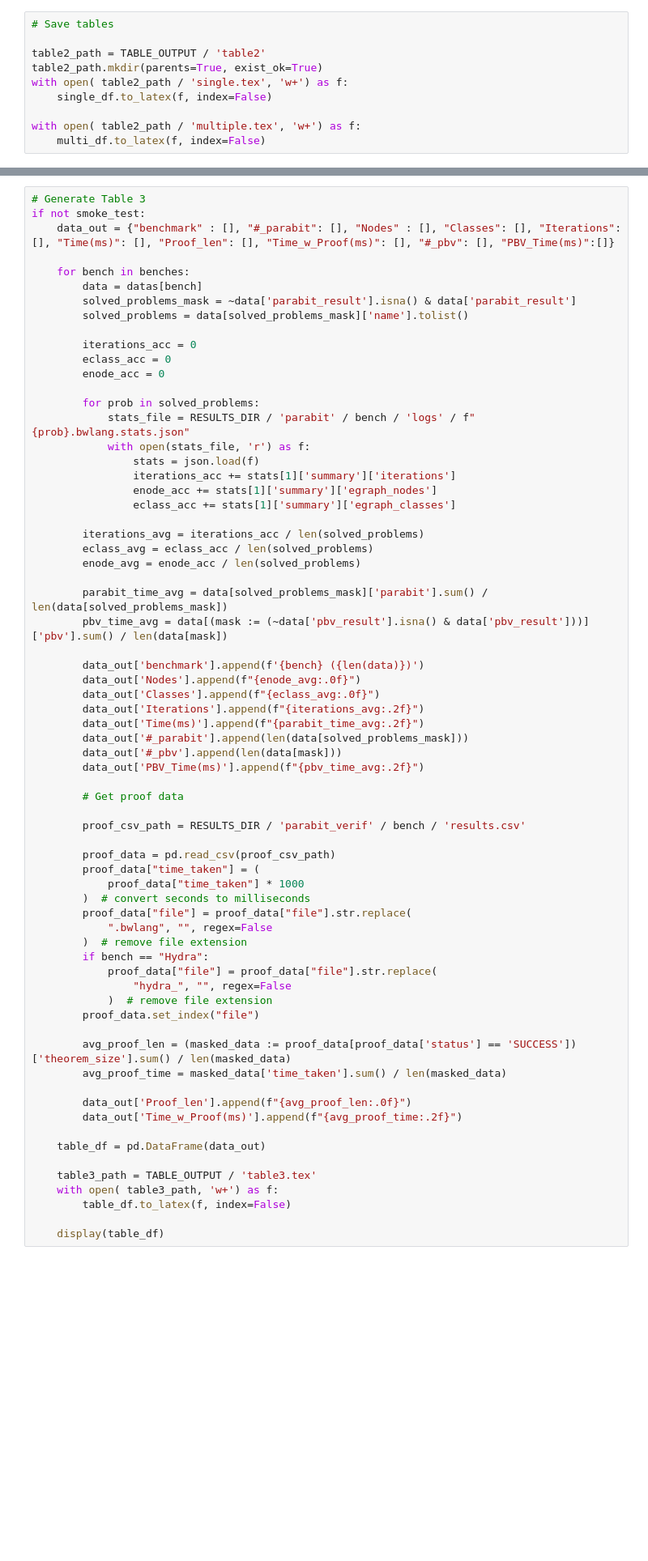
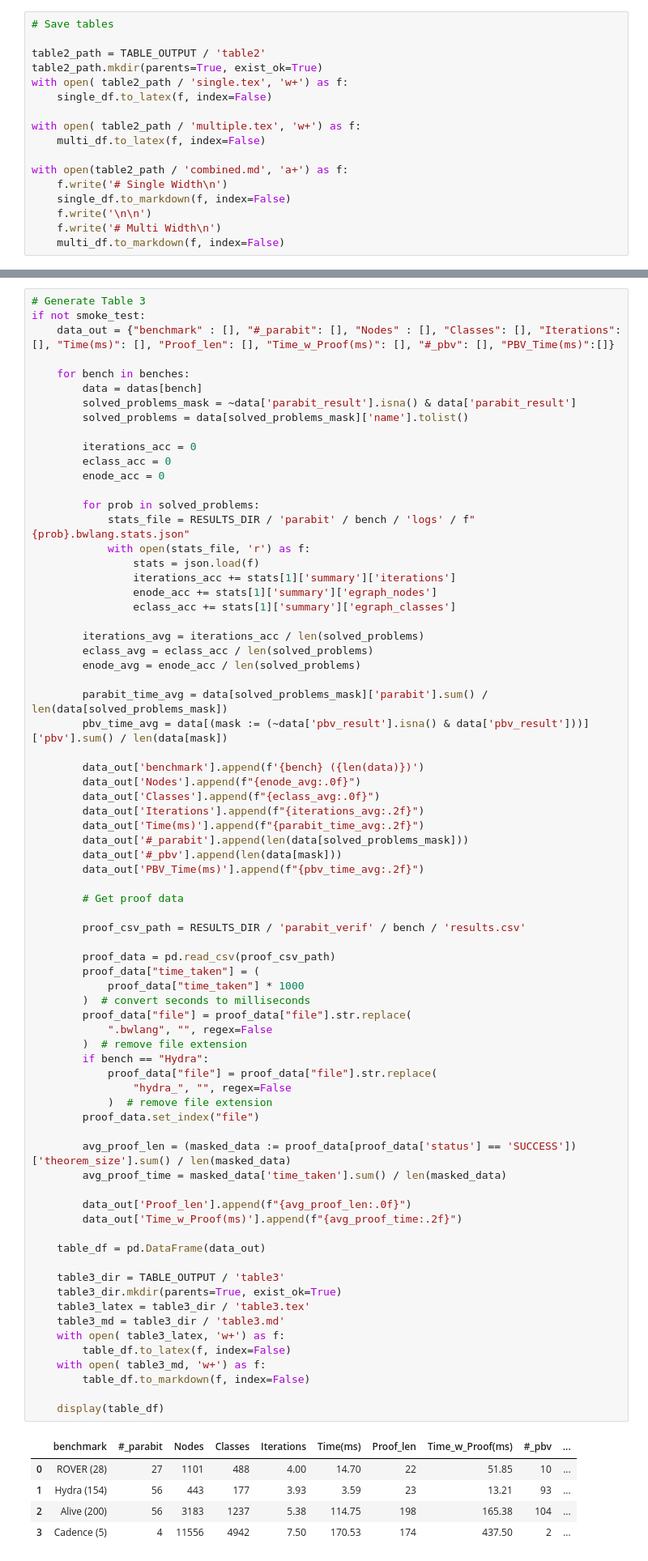
Before and after one commit to luigirinaldi/CAV, a Jupyter notebook: scripts/plots/eval_graphs.ipynb, the cells around one changed output, grey strips where cells are left out. Shown at 81% size. Saved outputs shown, nothing was run; the diff lists cells and outputs as text; blank space fills up the shorter version.

Commit message:
generate markdown along side the latex

```diff
--- a/scripts/plots/eval_graphs.ipynb
+++ b/scripts/plots/eval_graphs.ipynb
@@ -257,6 +267,13 @@ with open( table2_path / 'single.tex', 'w+') as f:
 
 with open( table2_path / 'multiple.tex', 'w+') as f:
     multi_df.to_latex(f, index=False)
+
+with open(table2_path / 'combined.md', 'a+') as f:
+    f.write('# Single Width\n')
+    single_df.to_markdown(f, index=False)
+    f.write('\n\n')
+    f.write('# Multi Width\n')
+    multi_df.to_markdown(f, index=False)
 # %%
 from plots.utils import combine_results, plot_cactus
 
@@ -371,32 +407,43 @@ if not smoke_test:
         data_out['PBV_Time(ms)'].append(f"{pbv_time_avg:.2f}")
 
         # Get proof data
 
         proof_csv_path = RESULTS_DIR / 'parabit_verif' / bench / 'results.csv'
 
         proof_data = pd.read_csv(proof_csv_path)
         proof_data["time_taken"] = (
             proof_data["time_taken"] * 1000
         )  # convert seconds to milliseconds
         proof_data["file"] = proof_data["file"].str.replace(
             ".bwlang", "", regex=False
         )  # remove file extension
         if bench == "Hydra":
             proof_data["file"] = proof_data["file"].str.replace(
                 "hydra_", "", regex=False
             )  # remove file extension
         proof_data.set_index("file")
 
         avg_proof_len = (masked_data := proof_data[proof_data['status'] == 'SUCCESS'])['theorem_size'].sum() / len(masked_data)
         avg_proof_time = masked_data['time_taken'].sum() / len(masked_data)
 
         data_out['Proof_len'].append(f"{avg_proof_len:.0f}")
         data_out['Time_w_Proof(ms)'].append(f"{avg_proof_time:.2f}")
 
     table_df = pd.DataFrame(data_out)
 
-    table3_path = TABLE_OUTPUT / 'table3.tex'
-    with open( table3_path, 'w+') as f:
+    table3_dir = TABLE_OUTPUT / 'table3'
+    table3_dir.mkdir(parents=True, exist_ok=True)
+    table3_latex = table3_dir / 'table3.tex'
+    table3_md = table3_dir / 'table3.md'
+    with open( table3_latex, 'w+') as f:
         table_df.to_latex(f, index=False)
+    with open( table3_md, 'w+') as f:
+        table_df.to_markdown(f, index=False)
 
     display(table_df)
+# %% [output]
+|  | benchmark | #_parabit | Nodes | Classes | Iterations | Time(ms) | Proof_len | Time_w_Proof(ms) | #_pbv | ... |
+| 0 | ROVER (28) | 27 | 1101 | 488 | 4.00 | 14.70 | 22 | 51.85 | 10 | ... |
+| 1 | Hydra (154) | 56 | 443 | 177 | 3.93 | 3.59 | 23 | 13.21 | 93 | ... |
+| 2 | Alive (200) | 56 | 3183 | 1237 | 5.38 | 114.75 | 198 | 165.38 | 104 | ... |
+| 3 | Cadence (5) | 4 | 11556 | 4942 | 7.50 | 170.53 | 174 | 437.50 | 2 | ... |
```
Also changed, not shown: parts of 3 cells of this notebook, 2 other files.
